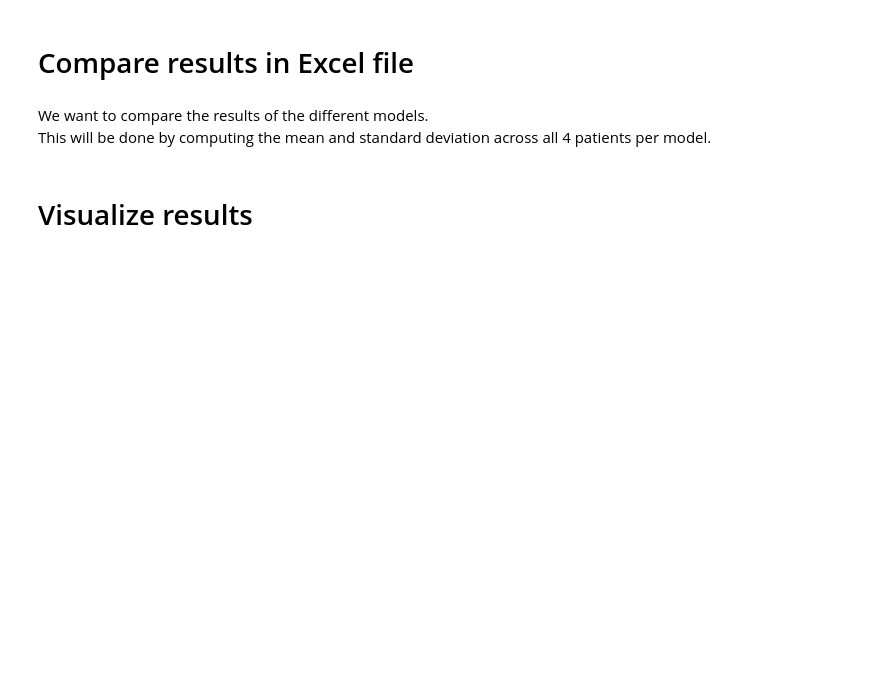
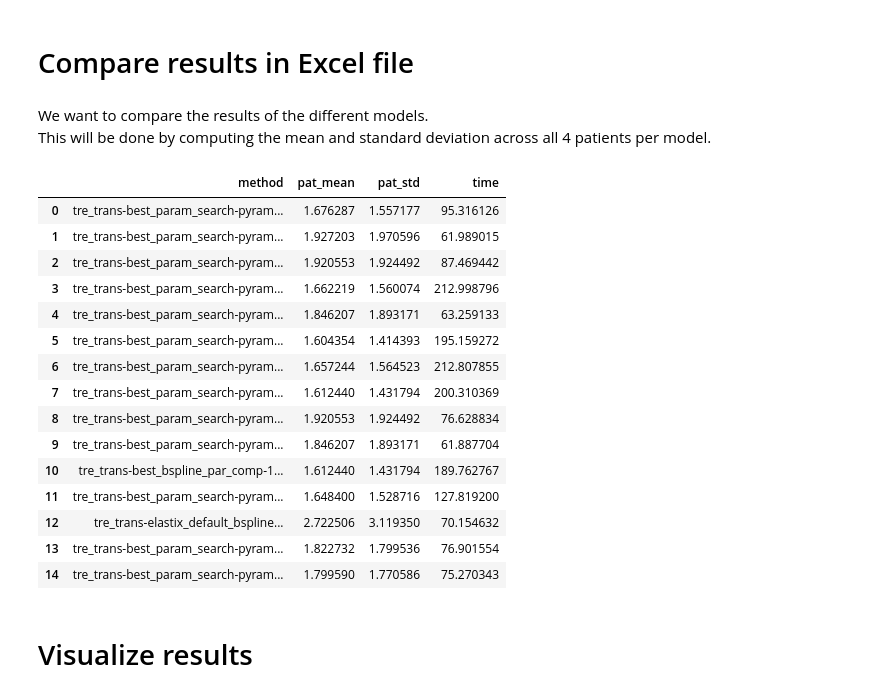
Before and after one commit to cansuyalcinn/lung-ct-registration, a Jupyter notebook: notebooks/compare_results.ipynb, the cells around one changed output. Cells and saved outputs as stored; diff of their text form; code cells hidden in the pictures; blank space fills up the shorter version.

```diff
--- a/notebooks/compare_results.ipynb
+++ b/notebooks/compare_results.ipynb
@@ -26,23 +26,41 @@ This will be done by computing the mean and standard deviation across all 4 pati
 # %%
 #get all paths for file in the result folder
 result_path  = repo_path / 'data/results'
 result_paths = list(result_path.glob('**/*.csv'))
 comparison_df = pd.DataFrame(columns=['method', 'pat_mean', 'pat_std', 'time'])
 for i in result_paths:
     #read the csv file
     df = pd.read_csv(i)
     #get the method name
     method = i.stem
     #get mean_tre column and get the mean
     mean_tre = df['mean_tre'].mean()
     #same for std
     std_tre = df['std_tre'].mean()
     #and for time
     time = df['time'].mean()
     #concate values in comparison using concat
     comparison_df = pd.concat([comparison_df, pd.DataFrame([[method, mean_tre, std_tre, time]], columns=['method', 'pat_mean', 'pat_std', 'time'])], ignore_index=True)
 #save a xlsx file with the comparison
 comparison_df.to_excel(repo_path / 'data/results/comparison.xlsx', index=False)
+comparison_df
+# %% [output]
+|  | method | pat_mean | pat_std | time |
+| 0 | tre_trans-best_param_search-pyram... | 1.676287 | 1.557177 | 95.316126 |
+| 1 | tre_trans-best_param_search-pyram... | 1.927203 | 1.970596 | 61.989015 |
+| 2 | tre_trans-best_param_search-pyram... | 1.920553 | 1.924492 | 87.469442 |
+| 3 | tre_trans-best_param_search-pyram... | 1.662219 | 1.560074 | 212.998796 |
+| 4 | tre_trans-best_param_search-pyram... | 1.846207 | 1.893171 | 63.259133 |
+| 5 | tre_trans-best_param_search-pyram... | 1.604354 | 1.414393 | 195.159272 |
+| 6 | tre_trans-best_param_search-pyram... | 1.657244 | 1.564523 | 212.807855 |
+| 7 | tre_trans-best_param_search-pyram... | 1.612440 | 1.431794 | 200.310369 |
+| 8 | tre_trans-best_param_search-pyram... | 1.920553 | 1.924492 | 76.628834 |
+| 9 | tre_trans-best_param_search-pyram... | 1.846207 | 1.893171 | 61.887704 |
+| 10 | tre_trans-best_bspline_par_comp-1... | 1.612440 | 1.431794 | 189.762767 |
+| 11 | tre_trans-best_param_search-pyram... | 1.648400 | 1.528716 | 127.819200 |
+| 12 | tre_trans-elastix_default_bspline... | 2.722506 | 3.119350 | 70.154632 |
+| 13 | tre_trans-best_param_search-pyram... | 1.822732 | 1.799536 | 76.901554 |
+| 14 | tre_trans-best_param_search-pyram... | 1.799590 | 1.770586 | 75.270343 |
 # %% [markdown]
 # Visualize results
 # %% [markdown]
```
Also changed, not shown: parts of 4 cells of this notebook, 2 other files.
